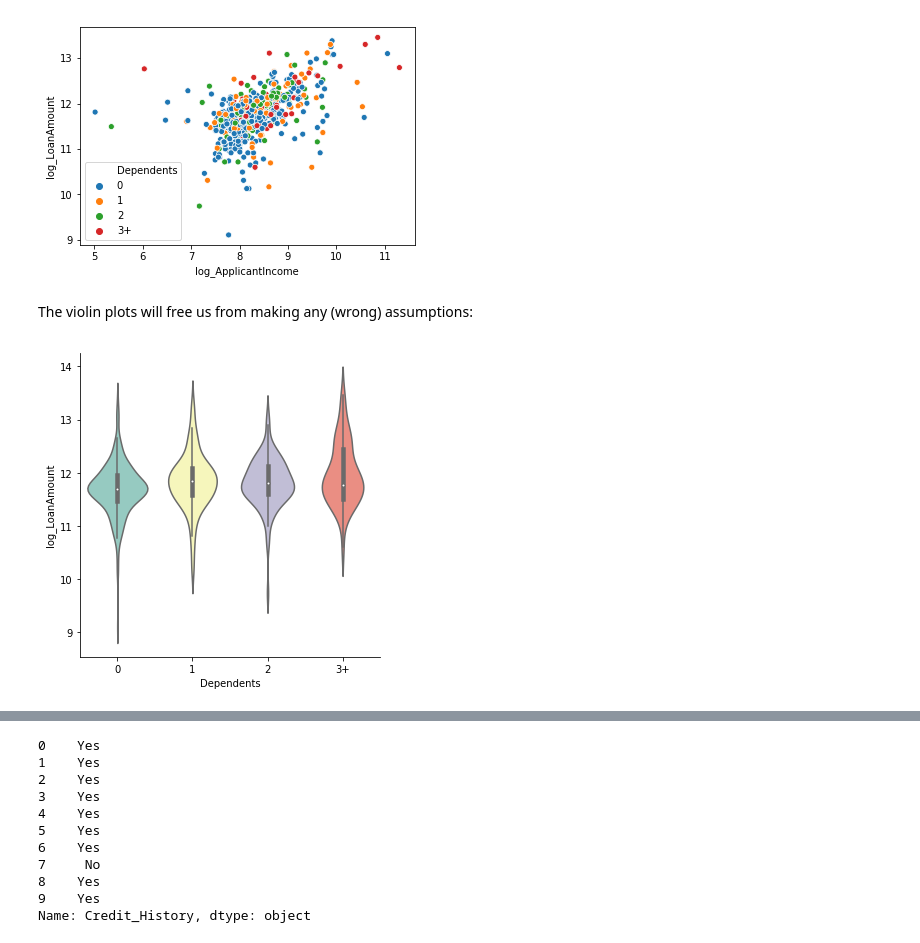
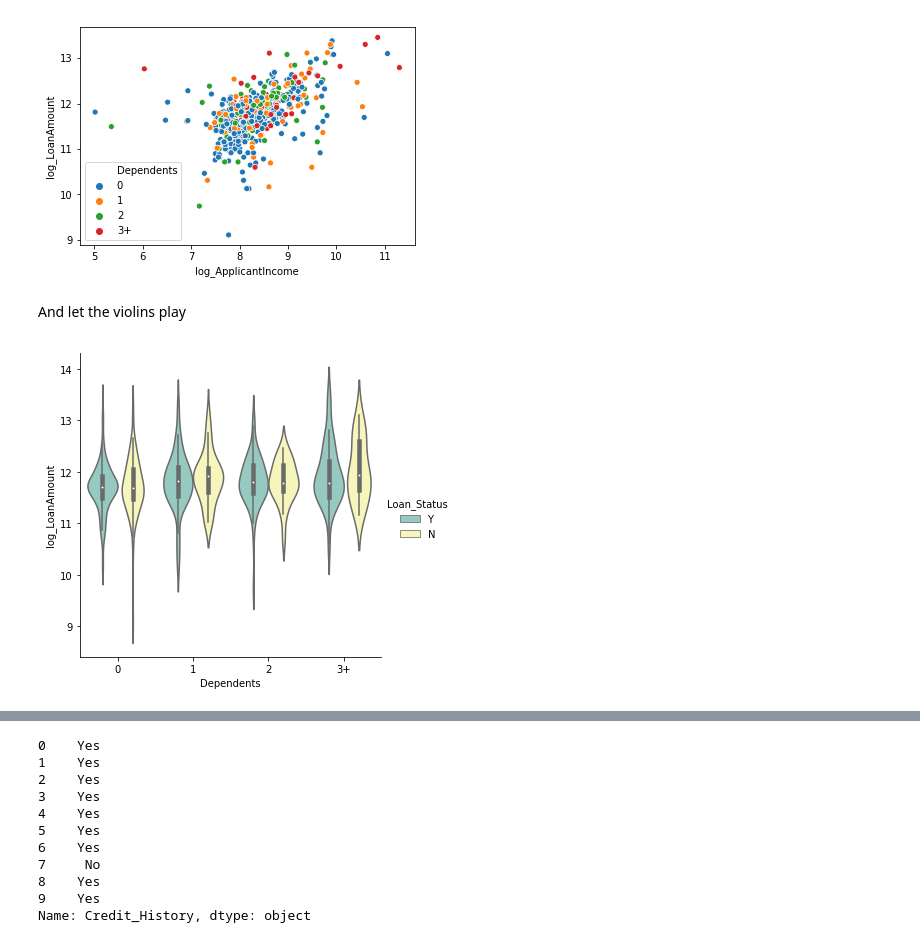
Before and after one commit to Buidex/loan_prediction_AnalyticsVidhya, a Jupyter notebook: Loan Prediction III - Analytics Vidhya.ipynb, the cells around one changed output, grey strips where cells are left out. Saved outputs shown, nothing was run; the diff lists cells and outputs as text; code cells hidden in the pictures.

Commit message:
Add files via upload
Add analysis of 'Dependents' and 'Education' variables

```diff
--- a/Loan Prediction III - Analytics Vidhya.ipynb
+++ b/Loan Prediction III - Analytics Vidhya.ipynb
@@ -170,6 +248,10 @@ train['log_ApplicantIncome'] = np.log1p(train['ApplicantIncome'])
 test['log_ApplicantIncome'] = np.log1p(test['ApplicantIncome'])
 train['log_CoapplicantIncome'] = np.log1p(train['CoapplicantIncome'])
 test['log_CoapplicantIncome'] = np.log1p(test['CoapplicantIncome'])
+
+# Drop the non-transformed columns
+train = train.drop(columns = ['LoanAmount', 'ApplicantIncome', 'CoapplicantIncome'])
+test = test.drop(columns = ['LoanAmount', 'ApplicantIncome', 'CoapplicantIncome'])
 # %% [markdown]
 ### Gender
 # %%
@@ -329,9 +411,9 @@ I am not a big fan of this scatter plot though, as it is hard to see points in t
 g = sns.scatterplot(x="log_ApplicantIncome", y="log_LoanAmount", hue="Dependents", data=train)
 # %% [output]
 [figure]
-# %% [markdown]
-The violin plots will free us from making any (wrong) assumptions:
+# %% [markdown]
+And let the violins play
 # %%
-g = sns.catplot(x="Dependents", y="log_LoanAmount", data=train, kind="violin", palette="Set3")
+g = sns.catplot(x="Dependents", y="log_LoanAmount", data=train, kind="violin", hue="Loan_Status", palette="Set3")
 # %% [output]
-[figure, old version]
+[figure, new version]
```
Also changed, not shown: parts of 35 cells of this notebook.
